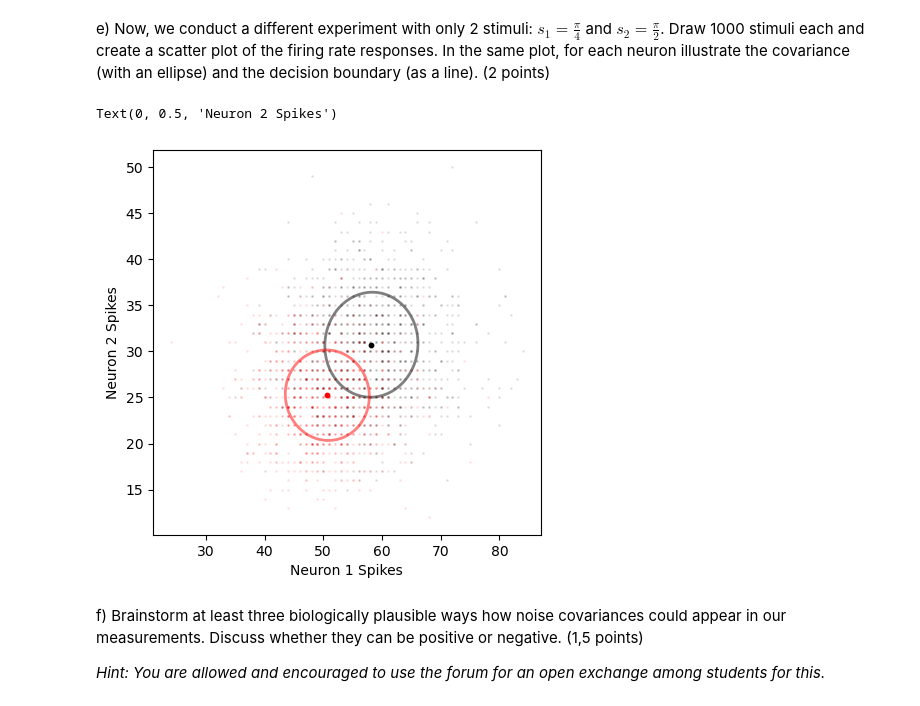
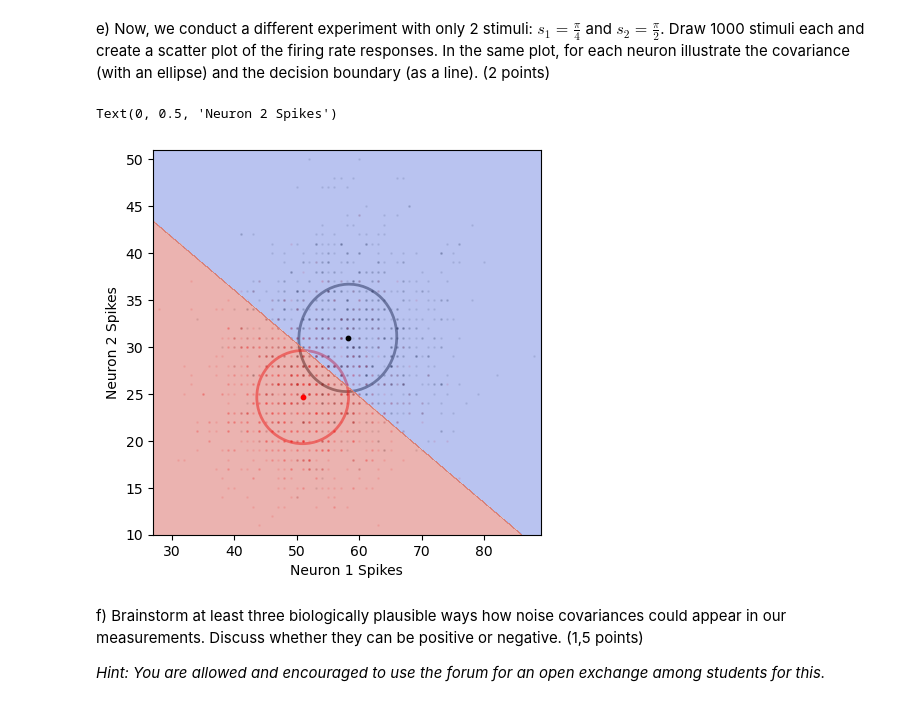
Before and after one commit to toniklenk/NeuralCoding, a Jupyter notebook: notebooks/2025_Neural_coding_Homework5-EliaReppchen-MaxBardelang.ipynb, the cells around one changed output. Drawn from its saved outputs; the diff is of its cells as text; code cells hidden in the pictures.

Commit message:
added drawing decision boundary

```diff
--- a/notebooks/2025_Neural_coding_Homework5-EliaReppchen-MaxBardelang.ipynb
+++ b/notebooks/2025_Neural_coding_Homework5-EliaReppchen-MaxBardelang.ipynb
@@ -128,36 +134,69 @@ e) Now, we conduct a different experiment with only 2 stimuli: $s_1 = \frac\pi4$
 # %%
 # again for 25 seconds of recording
 s1, s2 = np.pi / 4 + np.ones(1000), np.pi / 2 * np.ones(1000)
 
-r1s1, r1s2 = np.random.poisson(np.exp(np.sin(s1 - np.pi / 4))*25), np.random.poisson(np.exp(np.sin(s2 - np.pi / 4))*25)
-r2s1, r2s2 = np.random.poisson(np.exp(np.sin(s1 - np.pi / 2))*25), np.random.poisson(np.exp(np.sin(s2 - np.pi / 2))*25)
+r1s1, r1s2 = np.random.poisson(np.exp(np.sin(s1 - np.pi / 4)) * 25), np.random.poisson(
+    np.exp(np.sin(s2 - np.pi / 4)) * 25
+)
+r2s1, r2s2 = np.random.poisson(np.exp(np.sin(s1 - np.pi / 2)) * 25), np.random.poisson(
+    np.exp(np.sin(s2 - np.pi / 2)) * 25
+)
 
 fig, ax = plt.subplots(figsize=(5, 5))
-ax.scatter(r1s1, r2s1, alpha=0.08, color='black', s=1)
-ax.scatter(r1s2, r2s2, alpha=0.08, color='red', s=1)
+ax.scatter(r1s1, r2s1, alpha=0.08, color="black", s=1)
+ax.scatter(r1s2, r2s2, alpha=0.08, color="red", s=1)
 
 # draw in ellipsis of covariance for stimulus 1 and stimulus 2
 from matplotlib.patches import Ellipse
-def draw_covariance_ellipse(ax, mean, cov, color='black', alpha=0.5):
+
+
+def draw_covariance_ellipse(ax, mean, cov, color="black", alpha=0.5):
     """Draw an ellipse representing the covariance."""
     eigenvalues, eigenvectors = np.linalg.eig(cov)
     angle = np.arctan2(eigenvectors[1, 0], eigenvectors[0, 0])
     width, height = 2 * np.sqrt(eigenvalues)  # scale by 2 for visibility
-    ellipse = Ellipse(mean, width, height, angle=np.degrees(angle), color=color, alpha=alpha)
-    ellipse.set_facecolor('none')
+    ellipse = Ellipse(
+        mean, width, height, angle=np.degrees(angle), color=color, alpha=alpha
+    )
+    ellipse.set_facecolor("none")
     ellipse.set_edgecolor(color)
     ellipse.set_linewidth(2)
     ax.scatter(*mean, color=color, s=10, zorder=3)
 
     ax.add_patch(ellipse)
-draw_covariance_ellipse(ax, [r1s1.mean(), r2s1.mean()], np.cov(r1s1, r2s1), color='black', alpha=0.5)
-draw_covariance_ellipse(ax, [r1s2.mean(), r2s2.mean()], np.cov(r1s2, r2s2), color='red', alpha=0.5)
 
-ax.set_xlabel('Neuron 1 Spikes')
-ax.set_ylabel('Neuron 2 Spikes')
+
+draw_covariance_ellipse(
+    ax, [r1s1.mean(), r2s1.mean()], np.cov(r1s1, r2s1), color="black", alpha=0.5
+)
+draw_covariance_ellipse(
+    ax, [r1s2.mean(), r2s2.mean()], np.cov(r1s2, r2s2), color="red", alpha=0.5
+)
+
+# get optimal decision boundary
+from sklearn.discriminant_analysis import LinearDiscriminantAnalysis
+from sklearn.inspection import DecisionBoundaryDisplay
+
+lda = LinearDiscriminantAnalysis()
+
+X = np.concatenate([np.column_stack((r1s1, r2s1)), np.column_stack((r1s2, r2s2))])
+lda.fit(X, np.concatenate([np.zeros(len(r1s1)), np.ones(len(r1s2))]))
+
+DecisionBoundaryDisplay.from_estimator(
+    lda,
+    X,
+    response_method="predict",
+    ax=ax,
+    cmap="coolwarm",
+    alpha=0.4,
+    grid_resolution=1000,
+)
+
+ax.set_xlabel("Neuron 1 Spikes")
+ax.set_ylabel("Neuron 2 Spikes")
 # %% [output]
 Text(0, 0.5, 'Neuron 2 Spikes')
-[figure, old version]
+[figure, new version]
 # %% [markdown]
 f) Brainstorm at least three biologically plausible ways how noise covariances could appear in our measurements. Discuss whether they can be positive or negative. (1,5 points)
 
```
Also changed, not shown: parts of 4 cells of this notebook, 1 other file.
